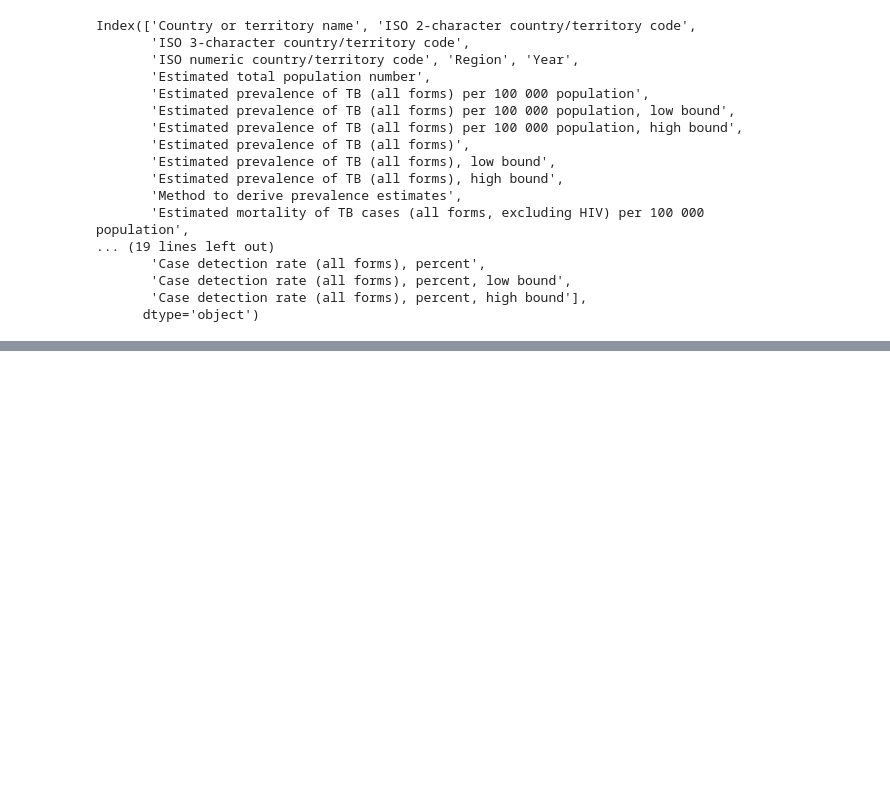
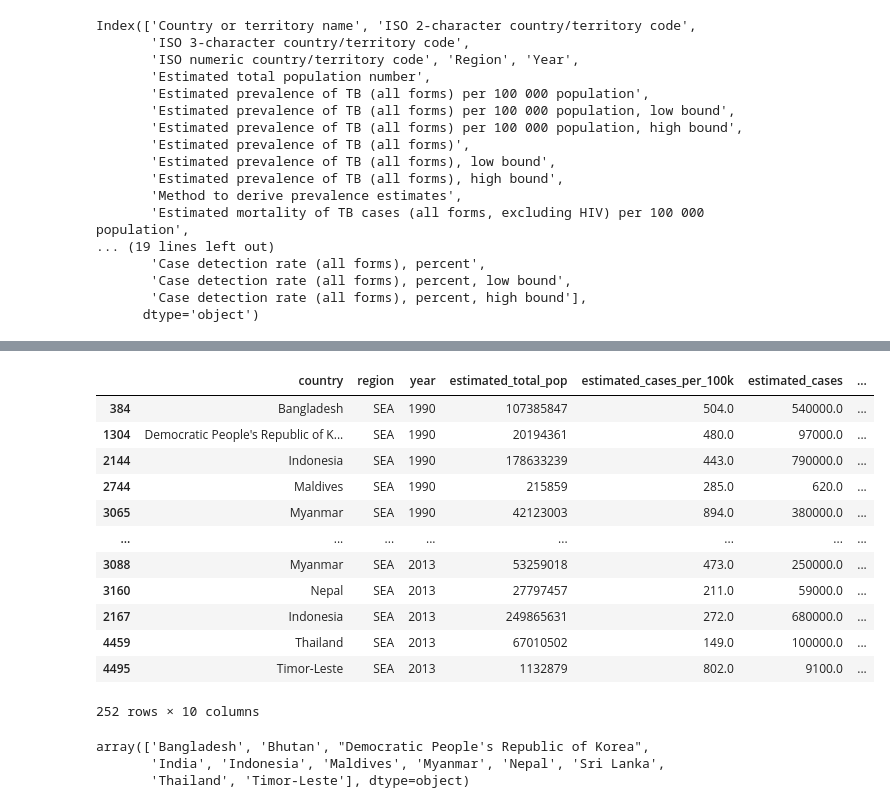
Before and after one commit to JenniferMLewis/Methodologies-I-Individual-Project, a Jupyter notebook: initial.ipynb, the cells around one changed output, grey strips where cells are left out. Saved outputs shown, nothing was run; the diff lists cells and outputs as text; code cells hidden in the pictures; blank space fills up the shorter version.

```diff
--- a/initial.ipynb
+++ b/initial.ipynb
@@ -196,0 +303,22 @@ Index(['Country or territory name', 'ISO 2-character country/territory code',
+# %%
+df.sort_values('year')
+# %% [output]
+|  | country | region | year | estimated_total_pop | estimated_cases_per_100k | estimated_cases | ... |
+| 384 | Bangladesh | SEA | 1990 | 107385847 | 504.0 | 540000.0 | ... |
+| 1304 | Democratic People's Republic of K... | SEA | 1990 | 20194361 | 480.0 | 97000.0 | ... |
+| 2144 | Indonesia | SEA | 1990 | 178633239 | 443.0 | 790000.0 | ... |
+| 2744 | Maldives | SEA | 1990 | 215859 | 285.0 | 620.0 | ... |
+| 3065 | Myanmar | SEA | 1990 | 42123003 | 894.0 | 380000.0 | ... |
+| ... | ... | ... | ... | ... | ... | ... | ... |
+| 3088 | Myanmar | SEA | 2013 | 53259018 | 473.0 | 250000.0 | ... |
+| 3160 | Nepal | SEA | 2013 | 27797457 | 211.0 | 59000.0 | ... |
+| 2167 | Indonesia | SEA | 2013 | 249865631 | 272.0 | 680000.0 | ... |
+| 4459 | Thailand | SEA | 2013 | 67010502 | 149.0 | 100000.0 | ... |
+| 4495 | Timor-Leste | SEA | 2013 | 1132879 | 802.0 | 9100.0 | ... |
+252 rows × 10 columns
+# %%
+df.country.unique()
+# %% [output]
+array(['Bangladesh', 'Bhutan', "Democratic People's Republic of Korea",
+       'India', 'Indonesia', 'Maldives', 'Myanmar', 'Nepal', 'Sri Lanka',
+       'Thailand', 'Timor-Leste'], dtype=object)
```
Also changed, not shown: parts of 18 cells of this notebook, 2 other files.
